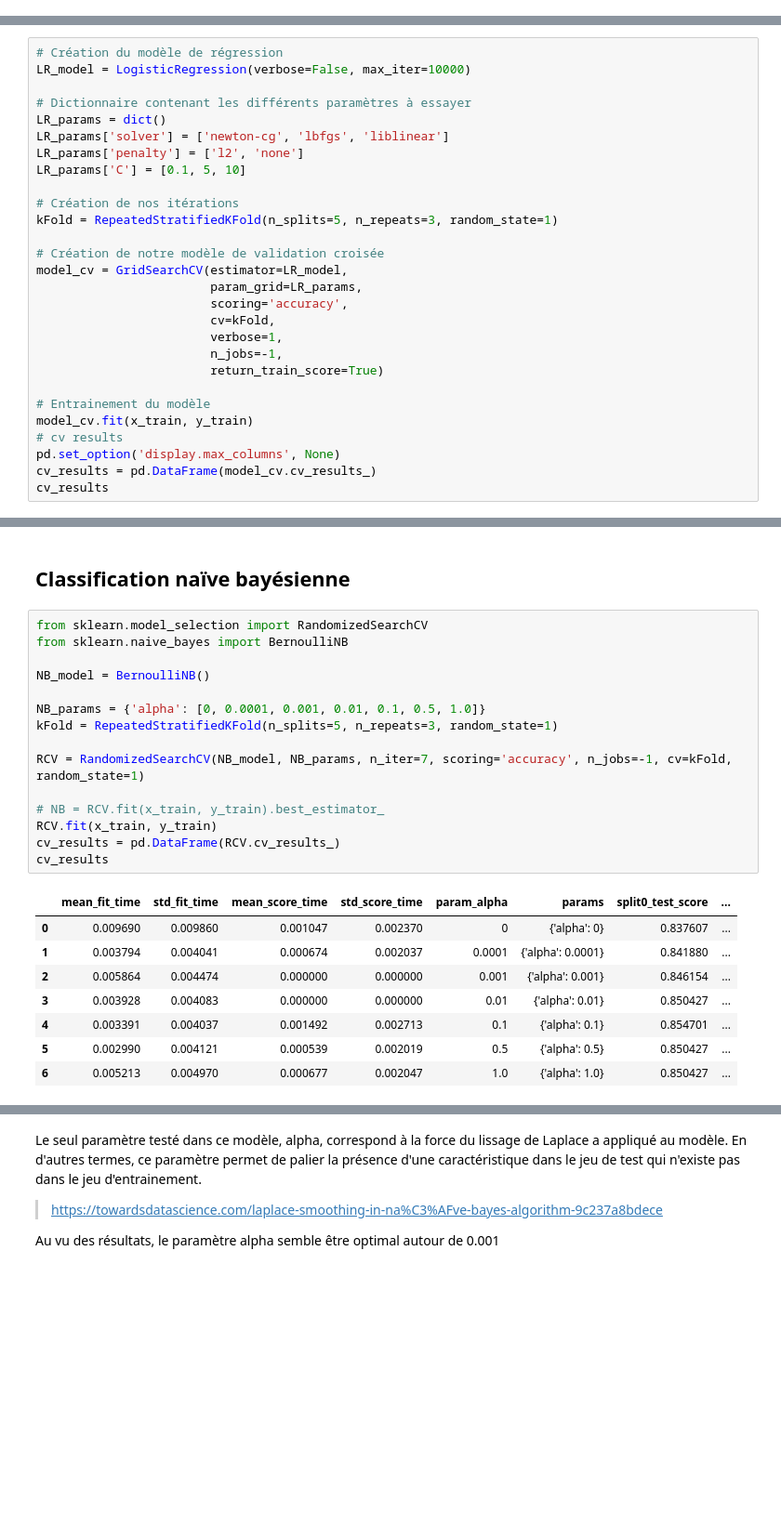
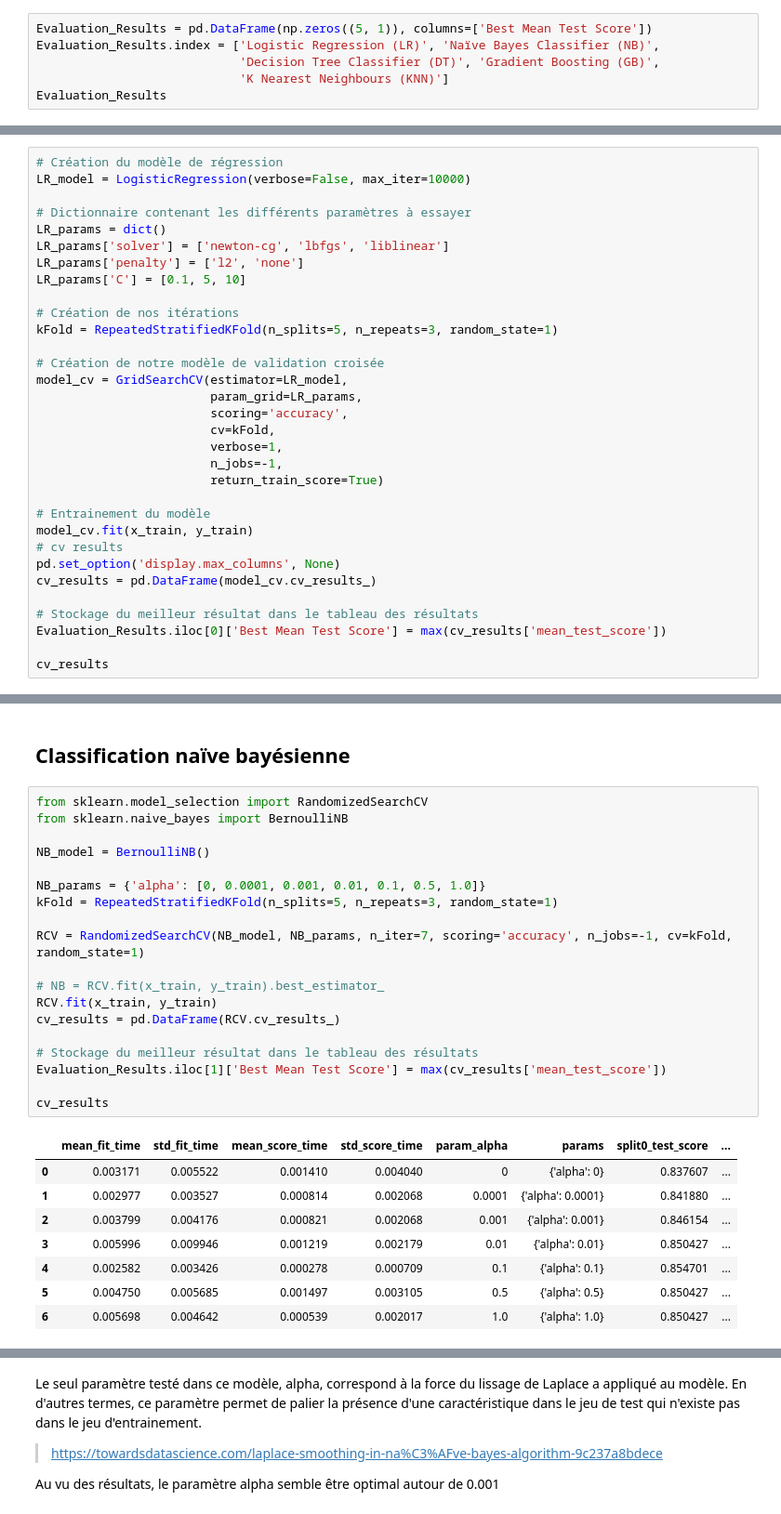
Before and after one commit to Julien-Faure/mines-ai-number-recognition-project, a Jupyter notebook: report.ipynb, the cells around one changed output, grey strips where cells are left out. Shown at 93% size. Saved outputs shown, nothing was run; the diff lists cells and outputs as text; blank space fills up the shorter version.

```diff
--- a/report.ipynb
+++ b/report.ipynb
@@ -157,0 +160,6 @@ x_train, x_test, y_train, y_test = train_test_split(x, y, test_size=0.35, random
+# %%
+Evaluation_Results = pd.DataFrame(np.zeros((5, 1)), columns=['Best Mean Test Score'])
+Evaluation_Results.index = ['Logistic Regression (LR)', 'Naïve Bayes Classifier (NB)',
+                            'Decision Tree Classifier (DT)', 'Gradient Boosting (GB)',
+                            'K Nearest Neighbours (KNN)']
+Evaluation_Results
@@ -184,6 +199,10 @@ model_cv.fit(x_train, y_train)
 # cv results
 pd.set_option('display.max_columns', None)
 cv_results = pd.DataFrame(model_cv.cv_results_)
+
+# Stockage du meilleur résultat dans le tableau des résultats
+Evaluation_Results.iloc[0]['Best Mean Test Score'] = max(cv_results['mean_test_score'])
+
 cv_results
 # %% [output]
 Fitting 15 folds for each of 18 candidates, totalling 270 fits
@@ -232,24 +251,28 @@ Les résultats de nos tests avec de nombreux paramètres différents (dont la pl
 # %%
 from sklearn.model_selection import RandomizedSearchCV
 from sklearn.naive_bayes import BernoulliNB
 
 NB_model = BernoulliNB()
 
 NB_params = {'alpha': [0, 0.0001, 0.001, 0.01, 0.1, 0.5, 1.0]}
 kFold = RepeatedStratifiedKFold(n_splits=5, n_repeats=3, random_state=1)
 
 RCV = RandomizedSearchCV(NB_model, NB_params, n_iter=7, scoring='accuracy', n_jobs=-1, cv=kFold, random_state=1)
 
 # NB = RCV.fit(x_train, y_train).best_estimator_
 RCV.fit(x_train, y_train)
 cv_results = pd.DataFrame(RCV.cv_results_)
+
+# Stockage du meilleur résultat dans le tableau des résultats
+Evaluation_Results.iloc[1]['Best Mean Test Score'] = max(cv_results['mean_test_score'])
+
 cv_results
 # %% [output]
 |  | mean_fit_time | std_fit_time | mean_score_time | std_score_time | param_alpha | params | split0_test_score | ... |
-| 0 | 0.009690 | 0.009860 | 0.001047 | 0.002370 | 0 | {'alpha': 0} | 0.837607 | ... |
-| 1 | 0.003794 | 0.004041 | 0.000674 | 0.002037 | 0.0001 | {'alpha': 0.0001} | 0.841880 | ... |
-| 2 | 0.005864 | 0.004474 | 0.000000 | 0.000000 | 0.001 | {'alpha': 0.001} | 0.846154 | ... |
-| 3 | 0.003928 | 0.004083 | 0.000000 | 0.000000 | 0.01 | {'alpha': 0.01} | 0.850427 | ... |
-| 4 | 0.003391 | 0.004037 | 0.001492 | 0.002713 | 0.1 | {'alpha': 0.1} | 0.854701 | ... |
-| 5 | 0.002990 | 0.004121 | 0.000539 | 0.002019 | 0.5 | {'alpha': 0.5} | 0.850427 | ... |
-| 6 | 0.005213 | 0.004970 | 0.000677 | 0.002047 | 1.0 | {'alpha': 1.0} | 0.850427 | ... |
+| 0 | 0.003171 | 0.005522 | 0.001410 | 0.004040 | 0 | {'alpha': 0} | 0.837607 | ... |
+| 1 | 0.002977 | 0.003527 | 0.000814 | 0.002068 | 0.0001 | {'alpha': 0.0001} | 0.841880 | ... |
+| 2 | 0.003799 | 0.004176 | 0.000821 | 0.002068 | 0.001 | {'alpha': 0.001} | 0.846154 | ... |
+| 3 | 0.005996 | 0.009946 | 0.001219 | 0.002179 | 0.01 | {'alpha': 0.01} | 0.850427 | ... |
+| 4 | 0.002582 | 0.003426 | 0.000278 | 0.000709 | 0.1 | {'alpha': 0.1} | 0.854701 | ... |
+| 5 | 0.004750 | 0.005685 | 0.001497 | 0.003105 | 0.5 | {'alpha': 0.5} | 0.850427 | ... |
+| 6 | 0.005698 | 0.004642 | 0.000539 | 0.002017 | 1.0 | {'alpha': 1.0} | 0.850427 | ... |
```
Also changed, not shown: parts of 10 cells of this notebook.
